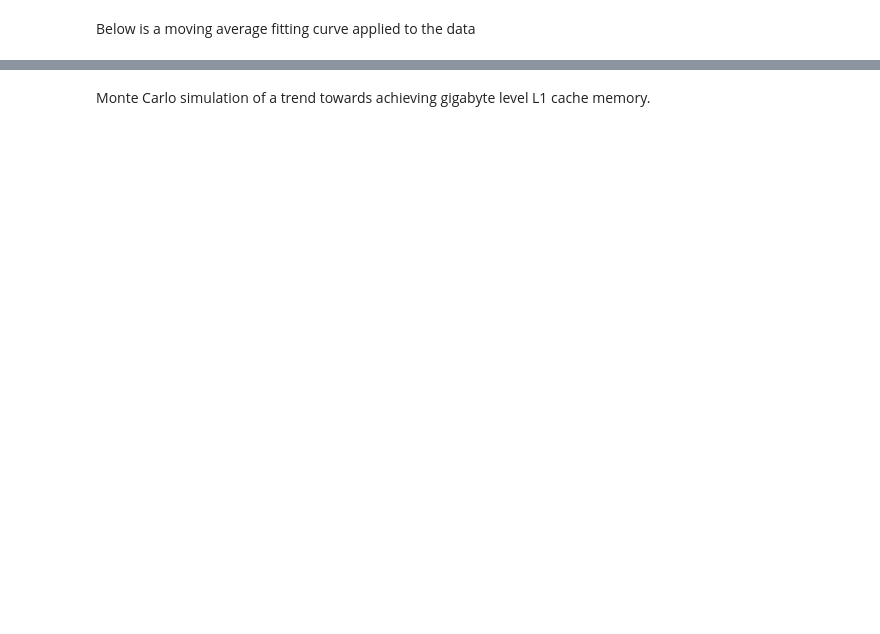
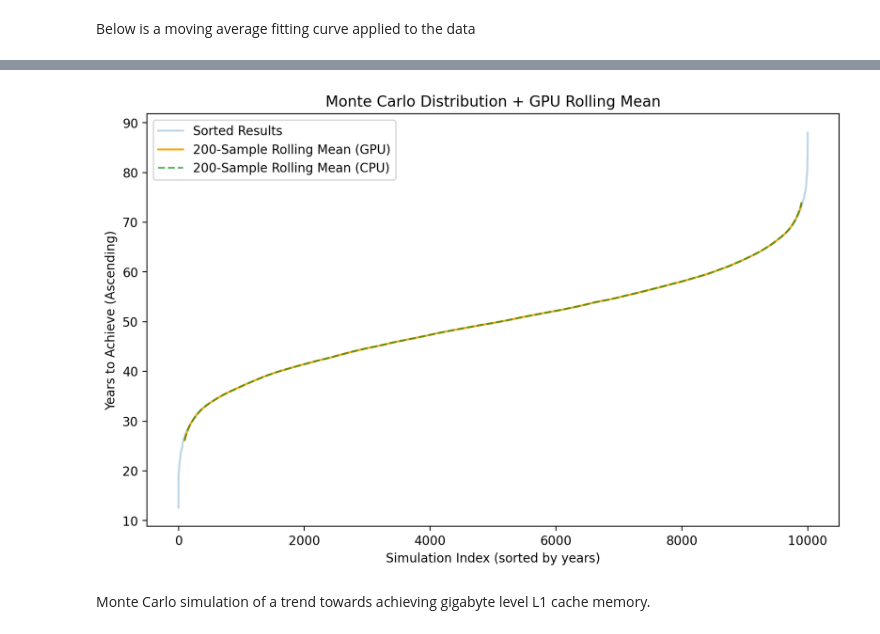
Before and after one commit to OJB-Quantum/Monte-Carlo-Sim, a Jupyter notebook: Terabyte_L1_Cache_Monte_Carlo_Simulation.ipynb, the cells around one changed output, grey strips where cells are left out. Saved outputs shown, nothing was run; the diff lists cells and outputs as text; code cells hidden in the pictures; blank space fills up the shorter version.

```diff
--- a/Terabyte_L1_Cache_Monte_Carlo_Simulation.ipynb
+++ b/Terabyte_L1_Cache_Monte_Carlo_Simulation.ipynb
@@ -200,0 +378,82 @@ plt.show()
+# %%
+# GPU-Accelerated Rolling Mean (CuPy) for Sorted Results
+# ==========================================================
+# This cell demonstrates how to compute the moving average (rolling mean) on the GPU
+# using CuPy, then bring the result back to NumPy for plotting.
+# -------------------------------------------------------------------------------
+
+import numpy as np
+import cupy as cp
+import matplotlib.pyplot as plt
+import time
+
+# --- Example Setup: Simulated 'sorted_results' on CPU ---
+# (In your notebook, `sorted_results` would come from your Monte Carlo simulation.)
+NUM_SIMULATIONS = 10_000
+np.random.seed(0)
+results = np.random.normal(loc=50, scale=10, size=NUM_SIMULATIONS)
+sorted_results = np.sort(results)
+
+# --- Rolling Mean Parameters ---
+window_size = 200
+
+# ------------------------
+# 1) GPU: Compute Rolling Mean
+# ------------------------
+start_gpu = time.time()
+# Transfer to GPU
+gpu_sorted = cp.asarray(sorted_results, dtype=cp.float32)
+
+# Create the convolution kernel (all ones / window_size)
+kernel = cp.ones(window_size, dtype=cp.float32) / window_size
+
+# Perform 1D convolution in 'valid' mode to get rolling means
+gpu_rolling = cp.convolve(gpu_sorted, kernel, mode='valid')
+cp.cuda.Stream.null.synchronize()
+gpu_time = time.time() - start_gpu
+
+# Copy rolling mean results back to host
+rolling_means_gpu = cp.asnumpy(gpu_rolling)
+
+# -------------------------
+# 2) (Optional) CPU: For comparison only
+# -------------------------
+start_cpu = time.time()
+rolling_means_cpu = np.convolve(sorted_results, np.ones(window_size)/window_size, mode='valid')
+cpu_time = time.time() - start_cpu
+
+# -------------------------
+# 3) Print Timing Comparison
+# -------------------------
+print(f"GPU rolling mean time: {gpu_time:.4f} s")
+print(f"CPU rolling mean time: {cpu_time:.4f} s")
+
+# -------------------------
+# 4) Plot Results
+# -------------------------
+plt.figure(figsize=(10, 6))
+# Plot raw sorted data (semi-transparent)
+plt.plot(sorted_results, alpha=0.3, label='Sorted Results')
+
+# Plot GPU-derived rolling mean (offset index by window_size//2 to align)
+x_indices = np.arange(window_size//2, window_size//2 + len(rolling_means_gpu))
+plt.plot(x_indices,
+         rolling_means_gpu,
+         color='orange',
+         label=f'{window_size}-Sample Rolling Mean (GPU)')
+
+# (Optional) Plot CPU-derived rolling mean for visual check
+tR = np.arange(window_size//2, window_size//2 + len(rolling_means_cpu))
+plt.plot(tR,
+         rolling_means_cpu,
+         color='green',
+         linestyle='--',
+         label=f'{window_size}-Sample Rolling Mean (CPU)',
+         alpha=0.6)
+
+plt.title("Monte Carlo Distribution + GPU Rolling Mean")
+plt.xlabel("Simulation Index (sorted by years)")
+plt.ylabel("Years to Achieve (Ascending)")
+plt.legend()
+plt.show()
+# %% [output]
@@ -201,3 +462,4 @@ plt.show()
+[figure, added]
 # %% [markdown]
 Monte Carlo simulation of a trend towards achieving gigabyte level L1 cache memory.
 # %%
```
Also changed, not shown: parts of 9 cells of this notebook.
